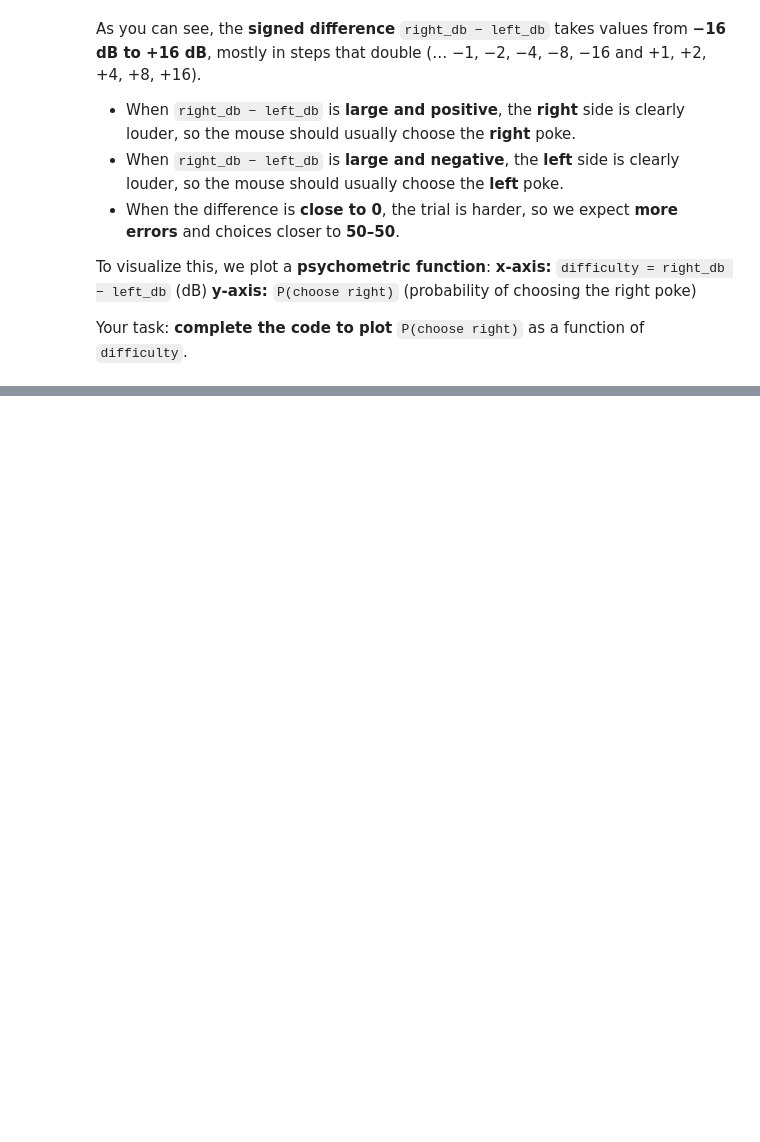
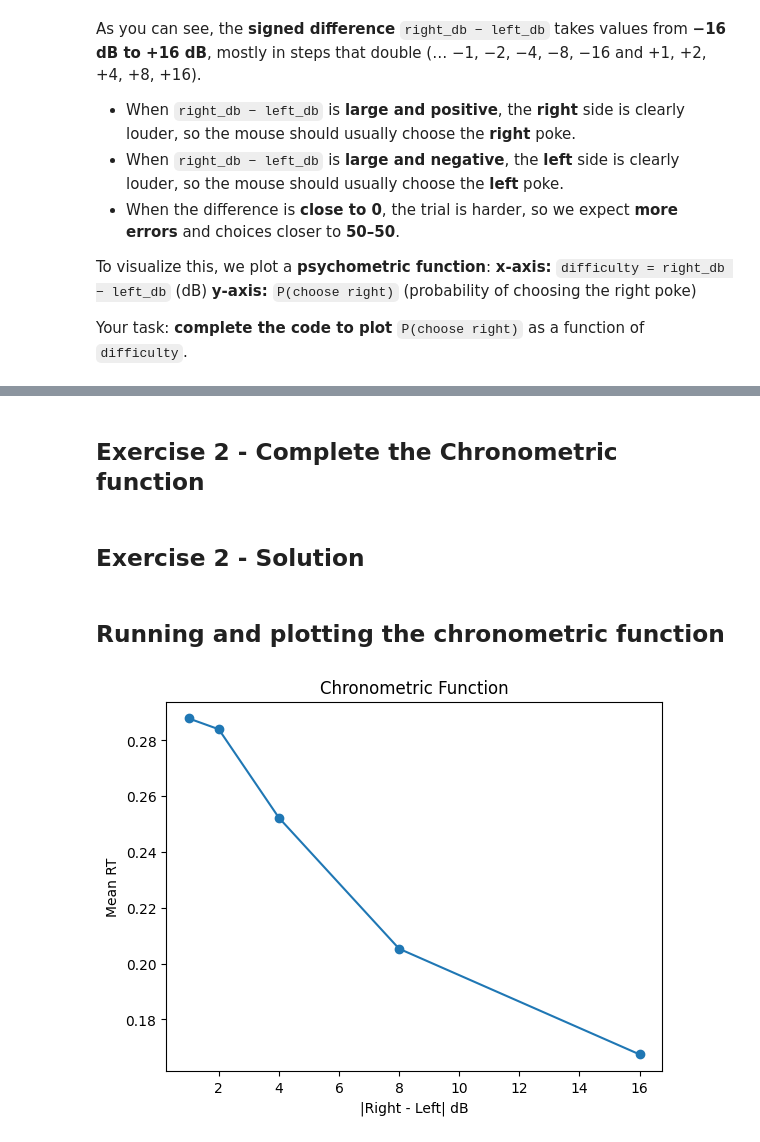
Before and after one commit to rakaar/workshop, a Jupyter notebook: draft.ipynb, the cells around one changed output, grey strips where cells are left out. Cells and saved outputs as stored; diff of their text form; code cells hidden in the pictures; blank space fills up the shorter version.

```diff
--- a/draft.ipynb
+++ b/draft.ipynb
@@ -77,0 +164,3 @@ Your task: **complete the code to plot** `P(choose right)` as a function of `dif
+# %%
+df['abs_difficulty'] = abs(df['right_db'] - df['left_db'])
+df.head()
@@ -77,0 +174,2 @@ Your task: **complete the code to plot** `P(choose right)` as a function of `dif
+# %% [markdown]
+## Exercise 2 - Complete the Chronometric function
@@ -77,0 +192,40 @@ Your task: **complete the code to plot** `P(choose right)` as a function of `dif
+# %% [markdown]
+## Exercise 2 - Solution
+# %%
+def plot_chronometric_function(df):
+    """
+    To plot a chronometric, we need
+    - abs difficulty: right dB - left_dB on x-axis
+    - mean RT on y-axis
+
+    return difficulty, mean_rt_vector
+    """
+    # TODO 1: find the unique difficulty
+    abs_difficulties = sorted(df['abs_difficulty'].unique())
+
+
+    # TODO 2: calculate the mean RT for each difficulty
+    mean_RT_vector = []
+    for abs_d in abs_difficulties:
+        # get the trials related to abs difficult
+        df_abs_diff = df[df['abs_difficulty'] == abs_d]
+
+        # calculate the mean
+        mean_RT = df_abs_diff['RT'].mean()
+
+        # append it to array
+        mean_RT_vector.append(mean_RT)
+
+    return abs_difficulties, mean_RT_vector
+# %% [markdown]
+## Running and plotting the chronometric function
+# %%
+abs_difficulties, mean_RT_vector = plot_chronometric_function(df)
+
+plt.plot(abs_difficulties, mean_RT_vector, '-o')
+plt.xlabel('|Right - Left| dB')
+plt.ylabel('Mean RT')
+plt.title('Chronometric Function')
+plt.show()
+# %% [output]
+[figure, added]
```
Also changed, not shown: parts of 11 cells of this notebook, 2 other files.
